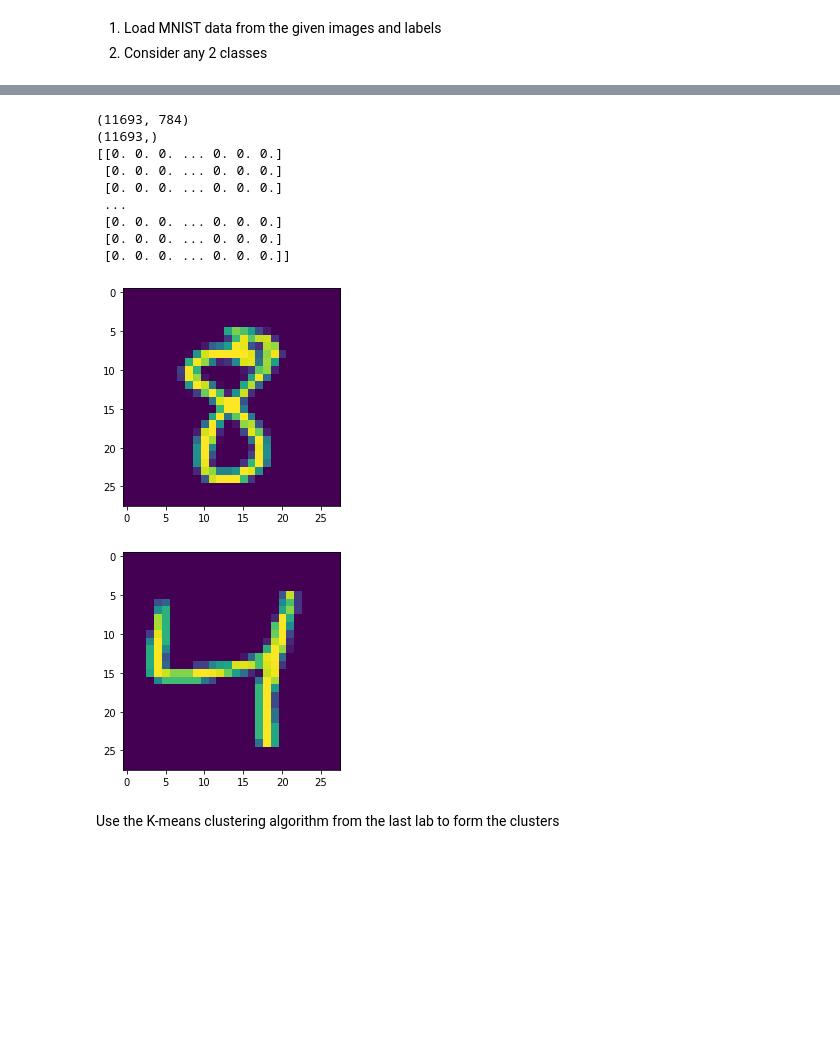
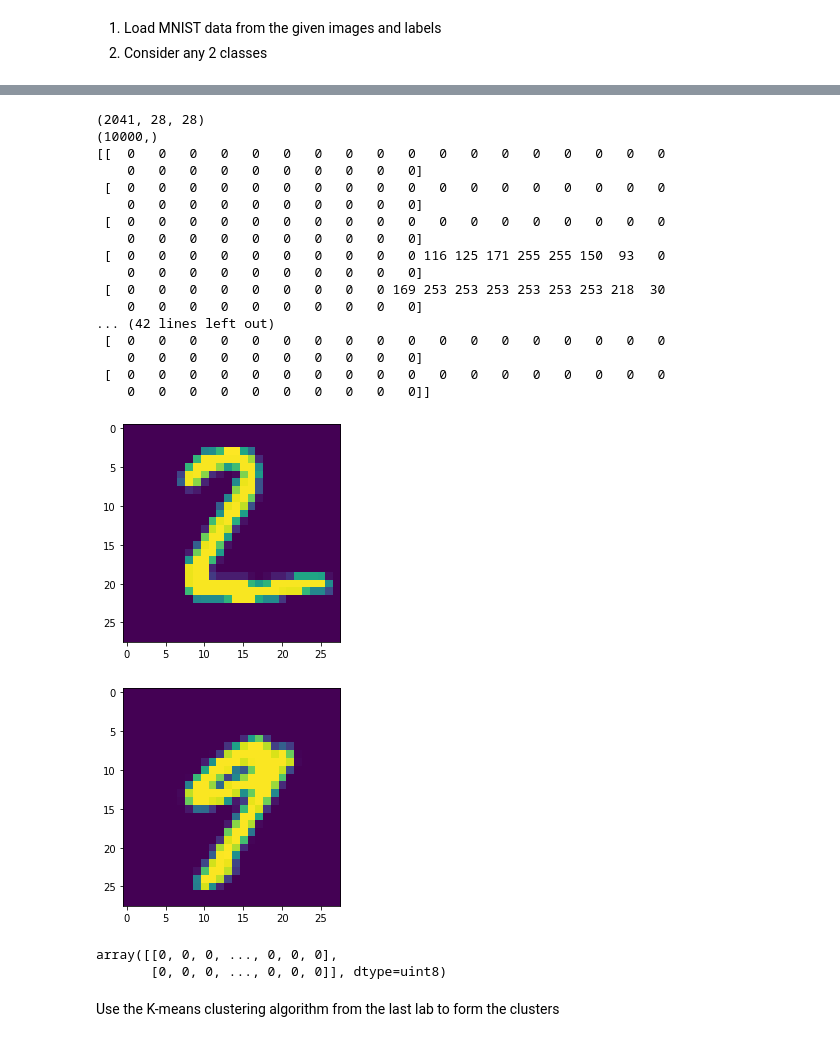
Before and after one commit to shashankp28/PRML-Lab-22, a Jupyter notebook: Assignment_7/Lab_5_CLustering_Part_2.ipynb, the cells around one changed output, grey strips where cells are left out. Cells and saved outputs as stored; diff of their text form; code cells hidden in the pictures; blank space fills up the shorter version.

```diff
--- a/Assignment_7/Lab_5_CLustering_Part_2.ipynb
+++ b/Assignment_7/Lab_5_CLustering_Part_2.ipynb
@@ -1,11 +1,16 @@
 # %% [markdown]
 # Clustering Part 2
 # %%
+import math
+import random
+import matplotlib
 import numpy as np
 import pandas as pd
-import math
+import seaborn as sns
+from tqdm.notebook import tqdm
 import matplotlib.pyplot as plt
-import matplotlib
+from sklearn.datasets import make_circles
+matplotlib.rcParams['figure.figsize'] = (10, 7)
 # %% [markdown]
 #DBSCAN Algorithm
 
@@ -198,24 +432,52 @@ Successfully installed idx2numpy-1.2.3
 # %%
 import idx2numpy
 from keras.utils import np_utils
-img_path = ## write your code here
-label_path = ## write your code here
+img_path = "t10k-images-idx3-ubyte" ## write your code here
+label_path = "t10k-labels-idx1-ubyte" ## write your code here
 
 Images = idx2numpy.convert_from_file(img_path)
 labels = idx2numpy.convert_from_file(label_path)
 
 ## write your code here
+
+l1 = labels==2
+l2 = labels==9
+X = Images[np.logical_or(l1, l2)]
+K = 2
+
+
+print(X.shape)
+print(labels.shape)
+print(X[0])
+plt.imshow(X[0])
+plt.show()
+plt.imshow(X[5])
+plt.show()
+
+X = X.reshape((X.shape[0], 28*28))
+mean_vectors = X[:K, :]
+mean_vectors
 # %% [output]
-(11693, 784)
-(11693,)
-[[0. 0. 0. ... 0. 0. 0.]
- [0. 0. 0. ... 0. 0. 0.]
- [0. 0. 0. ... 0. 0. 0.]
- ...
- [0. 0. 0. ... 0. 0. 0.]
- [0. 0. 0. ... 0. 0. 0.]
- [0. 0. 0. ... 0. 0. 0.]]
+(2041, 28, 28)
+(10000,)
+[[  0   0   0   0   0   0   0   0   0   0   0   0   0   0   0   0   0   0
+    0   0   0   0   0   0   0   0   0   0]
+ [  0   0   0   0   0   0   0   0   0   0   0   0   0   0   0   0   0   0
+    0   0   0   0   0   0   0   0   0   0]
+ [  0   0   0   0   0   0   0   0   0   0   0   0   0   0   0   0   0   0
+    0   0   0   0   0   0   0   0   0   0]
+ [  0   0   0   0   0   0   0   0   0   0 116 125 171 255 255 150  93   0
+    0   0   0   0   0   0   0   0   0   0]
+ [  0   0   0   0   0   0   0   0   0 169 253 253 253 253 253 253 218  30
+    0   0   0   0   0   0   0   0   0   0]
+... (42 lines left out)
+ [  0   0   0   0   0   0   0   0   0   0   0   0   0   0   0   0   0   0
+    0   0   0   0   0   0   0   0   0   0]
+ [  0   0   0   0   0   0   0   0   0   0   0   0   0   0   0   0   0   0
+    0   0   0   0   0   0   0   0   0   0]]
-[figure, old version]
+[figure, new version]
-[figure, old version]
+[figure, new version]
+array([[0, 0, 0, ..., 0, 0, 0],
+       [0, 0, 0, ..., 0, 0, 0]], dtype=uint8)
 # %% [markdown]
 Use the K-means clustering algorithm from the last lab to form the clusters
```
Also changed, not shown: parts of 21 cells of this notebook, 2 other files.
